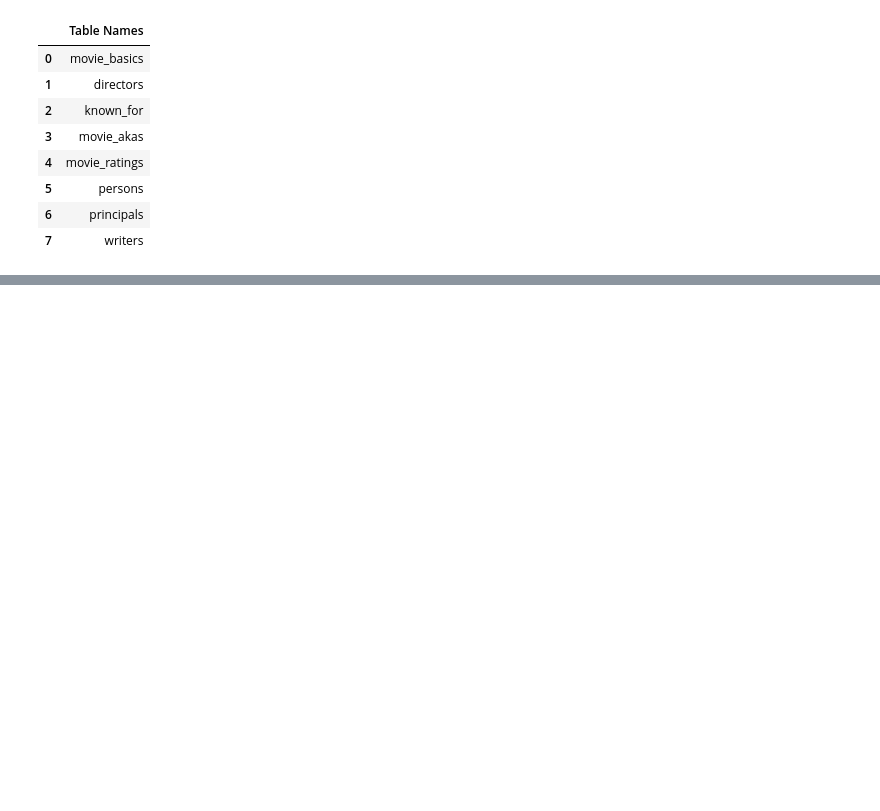
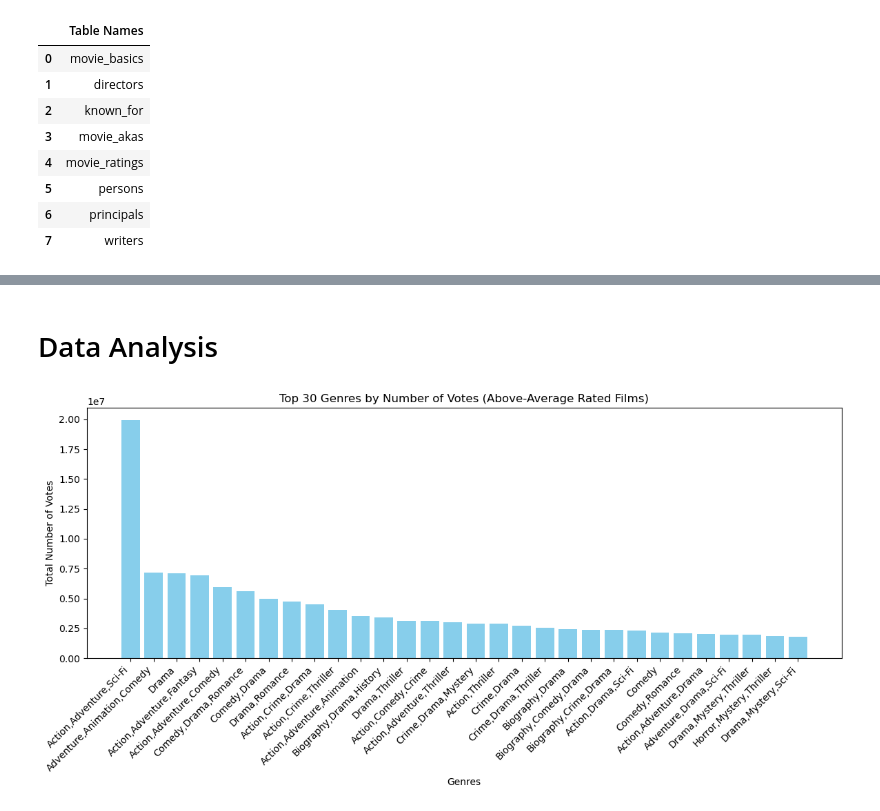
Before and after one commit to noelRockson/dsc-phase-2-project-v3-1, a Jupyter notebook: student.ipynb, the cells around one changed output, grey strips where cells are left out. Saved outputs shown, nothing was run; the diff lists cells and outputs as text; code cells hidden in the pictures; blank space fills up the shorter version.

Commit message:
data overview, data cleaning

```diff
--- a/student.ipynb
+++ b/student.ipynb
@@ -37,0 +210,46 @@ df
+# %%
+bom_df.loc[:, 'studio'] = bom_df['studio'].fillna('Unknown')
+bom_df.loc[:, 'domestic_gross'] = bom_df['domestic_gross'].fillna(bom_df['domestic_gross'].median())
+
+# Remove all commas from the domestic_gross column
+bom_df['foreign_gross'] = bom_df['foreign_gross'].astype(str).str.replace(',', '').astype(float)
+bom_df.loc[:, 'foreign_gross'] = bom_df['foreign_gross'].fillna(bom_df['foreign_gross'].median())
+
+imdb_df.loc[:, 'runtime_minutes'] = imdb_df['runtime_minutes'].fillna(imdb_df['runtime_minutes'].median())
+imdb_df.loc[:, 'genres'] = imdb_df['genres'].fillna('Unknown')
+
+# Convert the columns primary_title, movie and title to lowercase
+imdb_df['primary_title'] = imdb_df['primary_title'].str.lower()
+imdb_df['numvotes'] = imdb_df['numvotes'].astype(int)
+bom_df['title'] = bom_df['title'].str.lower()
+budget_df['movie'] = budget_df['movie'].str.lower()
+
+# Replace the string '$' in the columns production_budget, domestic_gross and worldwide_gross and then convert to numeric
+budget_df['production_budget'] = budget_df['production_budget'].str.replace('$', '').str.replace(',', '').astype(int)
+budget_df['domestic_gross'] = budget_df['domestic_gross'].str.replace('$', '').str.replace(',', '').astype(int)
+budget_df['worldwide_gross'] = budget_df['worldwide_gross'].str.replace('$', '').str.replace(',', '').astype(int)
+# %% [markdown]
+# Data Analysis
+# %%
+# Display all columns for ascending order
+# x = imdb_df[['primary_title', 'runtime_minutes', 'genres','averagerating', 'numvotes']][imdb_df['averagerating'] > imdb_df['averagerating'].mean()].sort_values(by=['numvotes','averagerating',], ascending=[False,False])
+# x.groupby('genres')['numvotes'].sum().sort_values(ascending=False).head(30)
+
+x = imdb_df[['primary_title', 'runtime_minutes', 'genres', 'averagerating', 'numvotes']]
+x = x[imdb_df['averagerating'] > imdb_df['averagerating'].mean()]
+x = x.sort_values(by=['numvotes', 'averagerating'], ascending=[False, False])
+
+top_genres = x.groupby('genres')['numvotes'].sum().sort_values(ascending=False).head(30)
+top_genres
+# %%
+fig, ax = plt.subplots(figsize=(12, 6))
+ax.bar(top_genres.index, top_genres.values, color='skyblue')
+ax.set_title('Top 30 Genres by Number of Votes (Above-Average Rated Films)')
+ax.set_xlabel('Genres')
+ax.set_ylabel('Total Number of Votes')
+plt.xticks(rotation=45, ha='right')
+plt.tight_layout()
+plt.show()
+# imdb_df['averagerating'].hist(bins=20, edgecolor='black', figsize=(10, 6))
+# %% [output]
+[figure, added]
```
Also changed, not shown: parts of 26 cells of this notebook, 7 other files.
